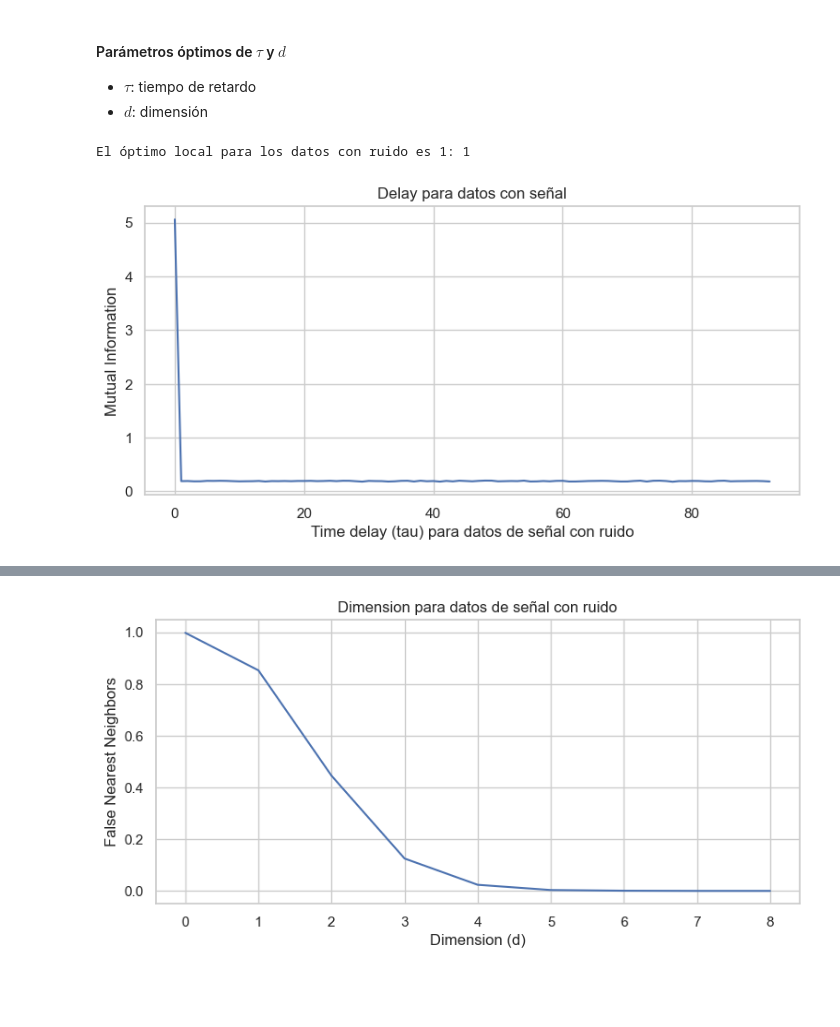
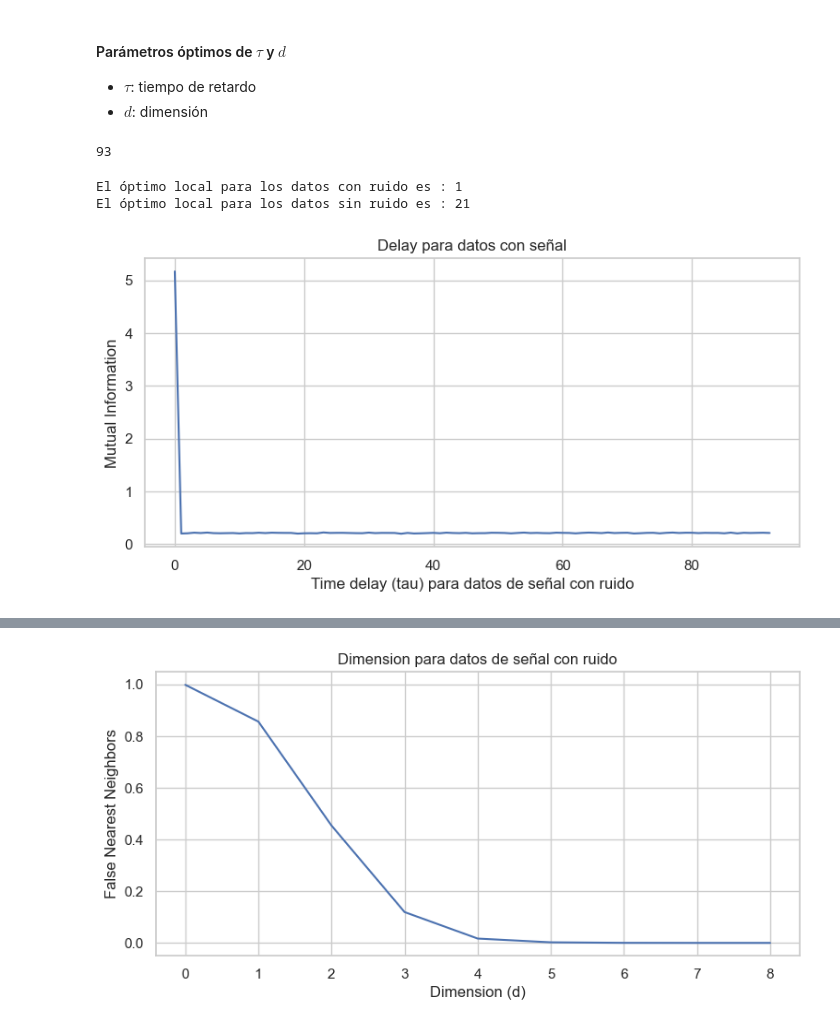
Before and after one commit to CastroMaster10/Detecting-Gravitional-Waves-Using-Topological-algorithms, a Jupyter notebook: main.ipynb, the cells around one changed output, grey strips where cells are left out. Cells and saved outputs as stored; diff of their text form; code cells hidden in the pictures; blank space fills up the shorter version.

```diff
--- a/main.ipynb
+++ b/main.ipynb
@@ -116,7 +167,10 @@ fig.show()
 * $d$: dimensión
 # %%
 ts_noise.shape #dimension de los datos con ruido
-maxTau =  int(round(np.sqrt(ts_noise.shape[0]),0))
+max_parameters =  int(round(np.sqrt(ts_noise.shape[0]),0))
+max_parameters
+# %% [output]
+93
 # %%
 def find_optimal_delay(x, maxtau):
     mi = delay.dmi(x, maxtau=maxtau)
@@ -124,16 +178,19 @@ def find_optimal_delay(x, maxtau):
     return int(np.where(diffmi > 0)[0][0]) #returns the first element in which the difference is greater than 0. It means that gives you the local optimal
     #print(np.where(diffmi > 0))
 # %%
-tau_ts_noise  = find_optimal_delay(ts_noise,maxtau=maxTau) #ejemplo
-print(f'El óptimo local para los datos con ruido es 1: {delay_ts_noise}')
+tau_ts_noise  = find_optimal_delay(ts_noise,maxtau=max_parameters) #ejemplo
+tau_ts_signal  = find_optimal_delay(ts_signal,maxtau=max_parameters) #ejemplo
+print(f'El óptimo local para los datos con ruido es : {tau_ts_noise}')
+print(f'El óptimo local para los datos sin ruido es : {tau_ts_signal}')
 # %% [output]
-El óptimo local para los datos con ruido es 1: 1
+El óptimo local para los datos con ruido es : 1
+El óptimo local para los datos sin ruido es : 21
 # %%
 plt.figure(figsize=(9,4))
 plt.xlabel('Time delay (tau) para datos de señal con ruido')
 plt.ylabel('Mutual Information')
-plt.plot(delay.dmi(ts_noise, maxtau=maxTau))
+plt.plot(delay.dmi(ts_noise, maxtau=max_parameters))
 plt.title("Delay para datos con señal")
 plt.show()
 # %% [output]
-[figure, old version]
+[figure, new version]
```
Also changed, not shown: parts of 14 cells of this notebook, 4 other files.
